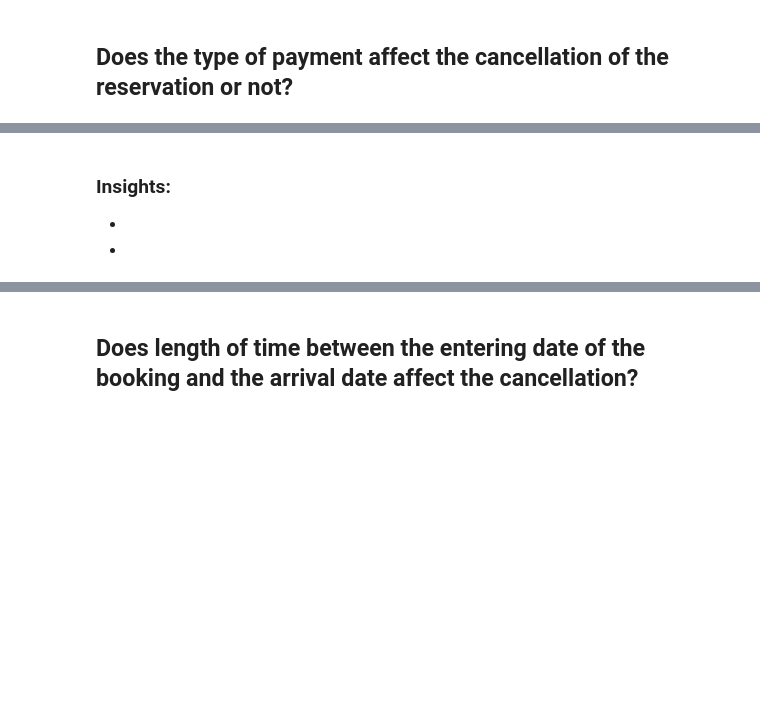
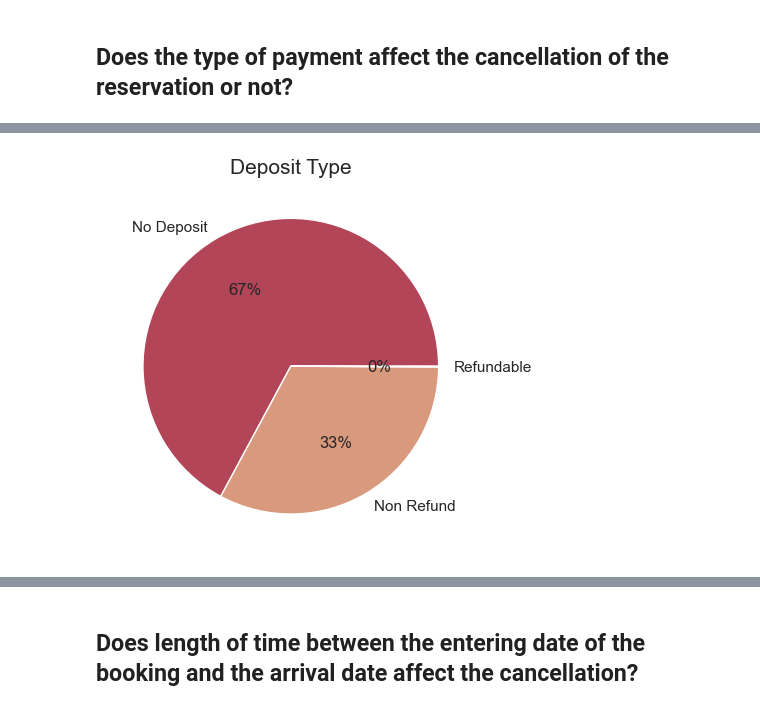
Before and after one commit to Tuwaiq-Data-Science-Bootcamp-V5/CV_and_GS-Lab1, a Jupyter notebook: CV_Assignment.ipynb, the cells around one changed output, grey strips where cells are left out. Drawn from its saved outputs; the diff is of its cells as text; code cells hidden in the pictures; blank space fills up the shorter version.

```diff
--- a/CV_Assignment.ipynb
+++ b/CV_Assignment.ipynb
@@ -110,4 +107,8 @@ df.describe(include='object')
-# %% [markdown]
-### Insights:
--
--
+# %%
+New_df = df[df['is_canceled']==1]
+mark = New_df['deposit_type'].value_counts()
+plt.pie(mark, labels=mark.index, autopct='%1.0f%%', colors=['#B24558', '#D8997D', '#764173'],radius=1)
+plt.title('Deposit Type', fontsize=15)
+plt.show ()
+# %% [output]
+[figure, added]
```
Also changed, not shown: parts of 21 cells of this notebook.
